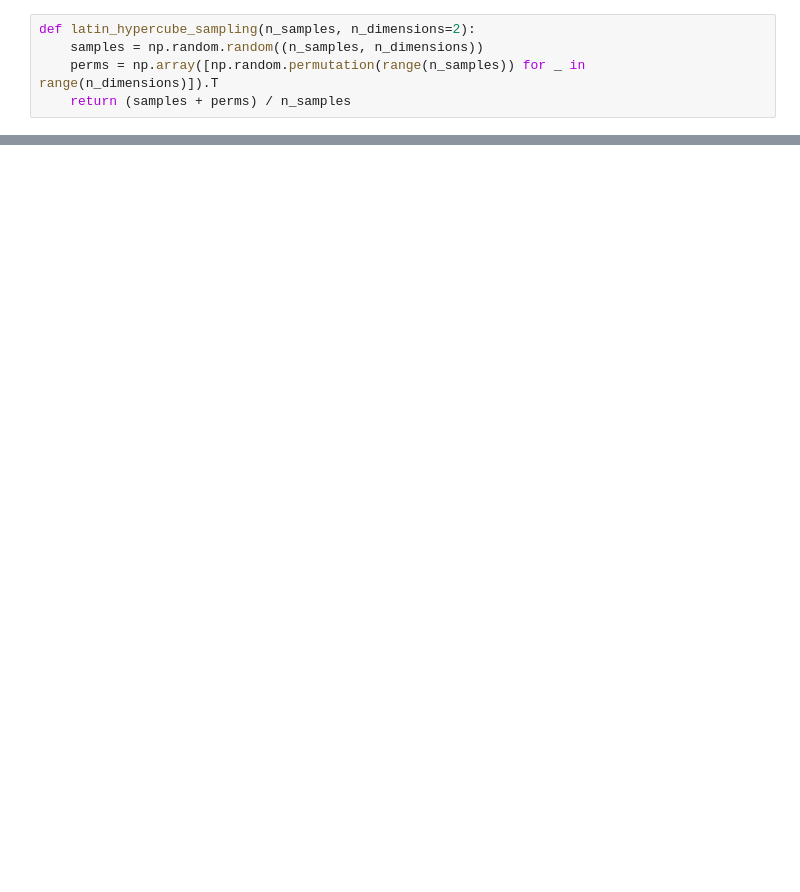
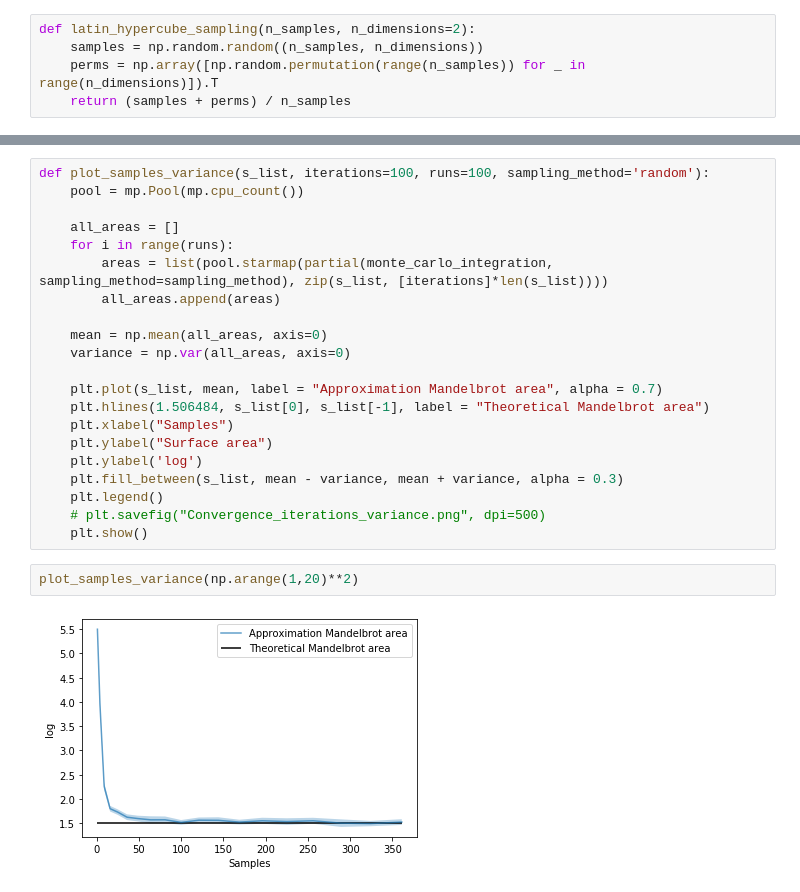
Before and after one commit to jurrew27/stochastic-simulation, a Jupyter notebook: Mandelbrot integration.ipynb, the cells around one changed output, grey strips where cells are left out. Saved outputs shown, nothing was run; the diff lists cells and outputs as text; blank space fills up the shorter version.

```diff
--- a/Mandelbrot integration.ipynb
+++ b/Mandelbrot integration.ipynb
@@ -174,0 +115,25 @@ pool.close()
+# %%
+def plot_samples_variance(s_list, iterations=100, runs=100, sampling_method='random'):
+    pool = mp.Pool(mp.cpu_count())
+
+    all_areas = []
+    for i in range(runs):
+        areas = list(pool.starmap(partial(monte_carlo_integration, sampling_method=sampling_method), zip(s_list, [iterations]*len(s_list))))
+        all_areas.append(areas)
+
+    mean = np.mean(all_areas, axis=0)
+    variance = np.var(all_areas, axis=0)
+
+    plt.plot(s_list, mean, label = "Approximation Mandelbrot area", alpha = 0.7)
+    plt.hlines(1.506484, s_list[0], s_list[-1], label = "Theoretical Mandelbrot area")
+    plt.xlabel("Samples")
+    plt.ylabel("Surface area")
+    plt.ylabel('log')
+    plt.fill_between(s_list, mean - variance, mean + variance, alpha = 0.3)
+    plt.legend()
+    # plt.savefig("Convergence_iterations_variance.png", dpi=500)
+    plt.show()
+# %%
+plot_samples_variance(np.arange(1,20)**2)
+# %% [output]
+[figure, added]
```
Also changed, not shown: parts of 18 cells of this notebook.
